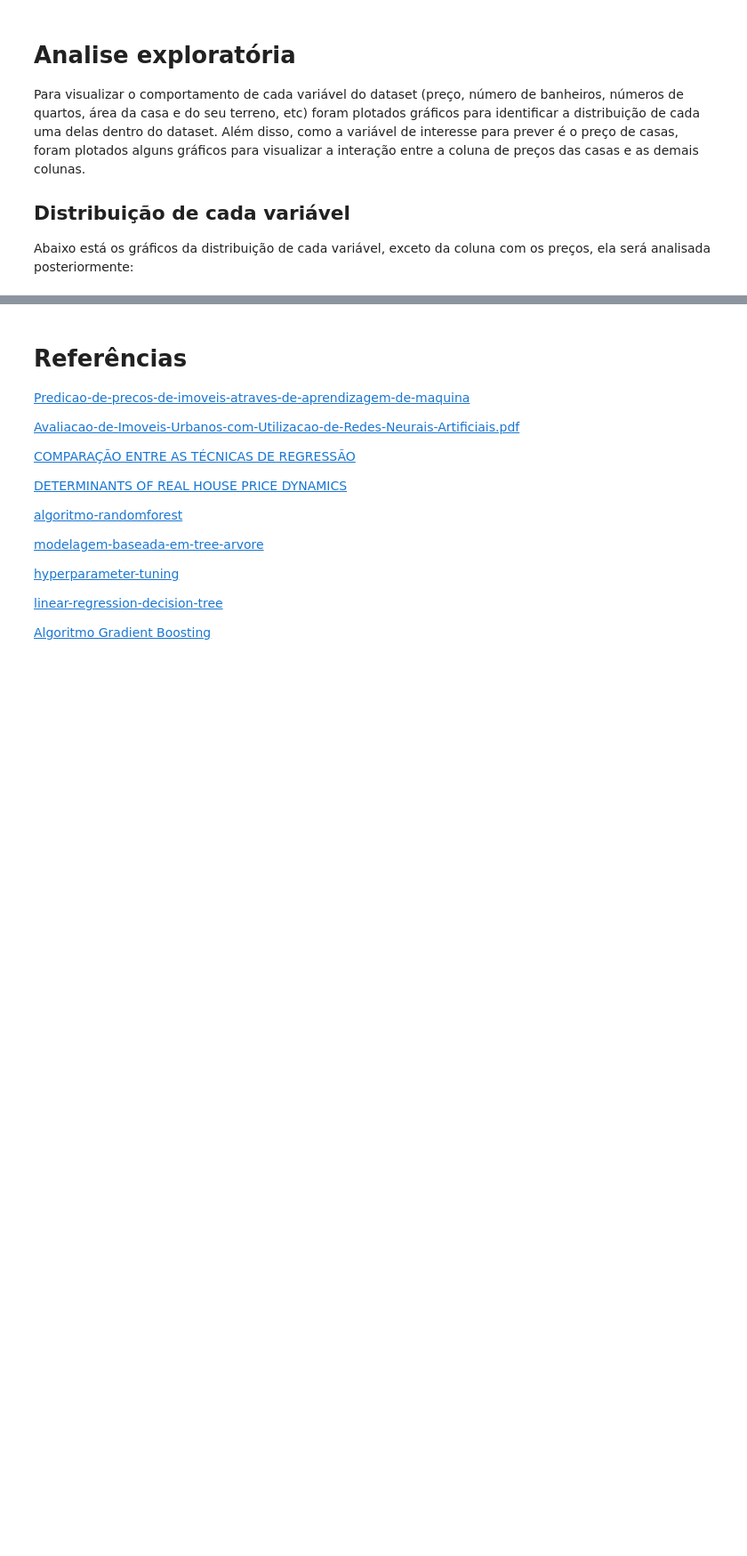
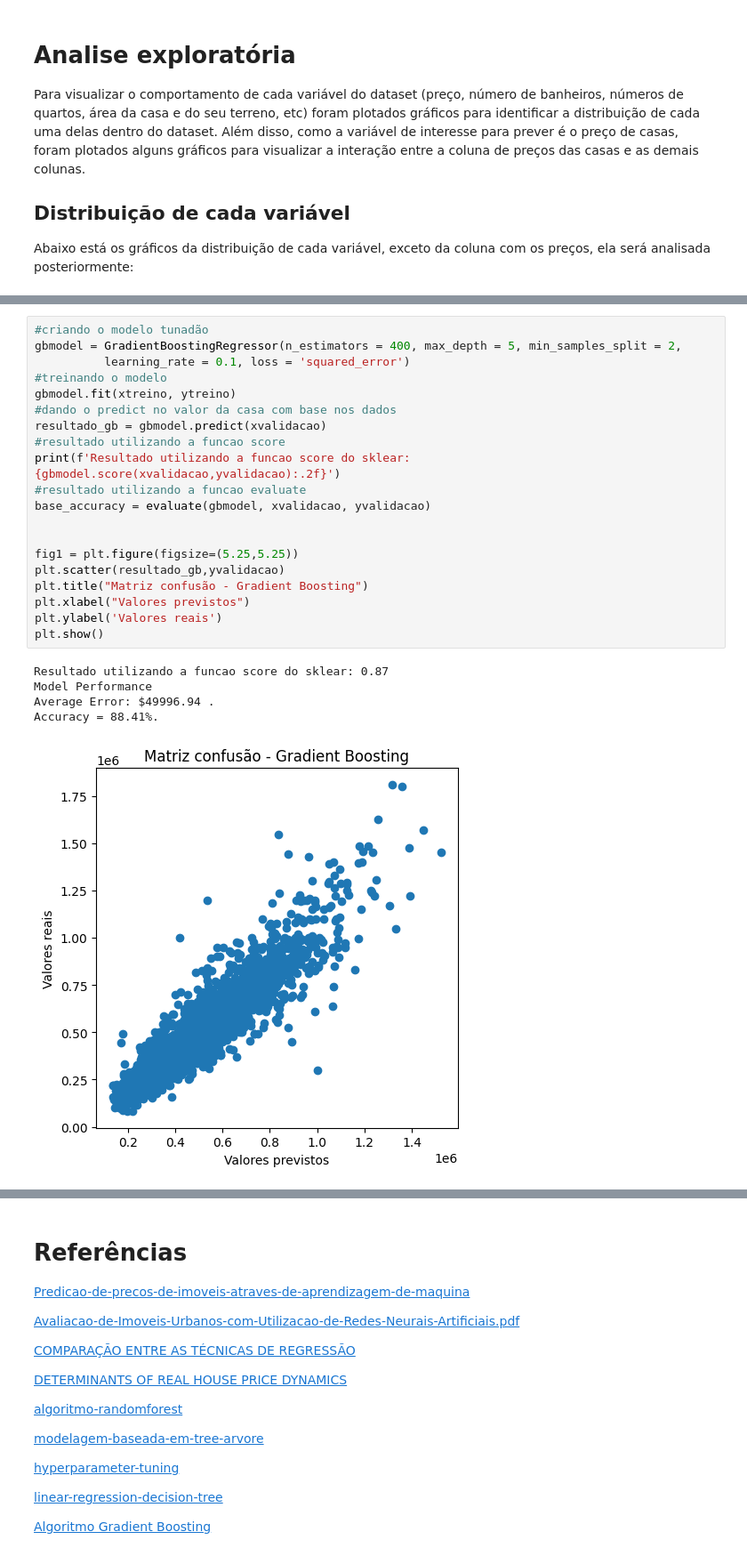
Before and after one commit to delattre1/house-pricing-prediction, a Jupyter notebook: projeto.ipynb, the cells around one changed output, grey strips where cells are left out. Shown at 89% size. Cells and saved outputs as stored; diff of their text form; blank space fills up the shorter version.

```diff
--- a/projeto.ipynb
+++ b/projeto.ipynb
@@ -192,0 +414,26 @@ Abaixo está os gráficos da distribuição de cada variável, exceto da coluna
+# %%
+#criando o modelo tunadão
+gbmodel = GradientBoostingRegressor(n_estimators = 400, max_depth = 5, min_samples_split = 2,
+          learning_rate = 0.1, loss = 'squared_error')
+#treinando o modelo
+gbmodel.fit(xtreino, ytreino)
+#dando o predict no valor da casa com base nos dados
+resultado_gb = gbmodel.predict(xvalidacao)
+#resultado utilizando a funcao score
+print(f'Resultado utilizando a funcao score do sklear: {gbmodel.score(xvalidacao,yvalidacao):.2f}')
+#resultado utilizando a funcao evaluate
+base_accuracy = evaluate(gbmodel, xvalidacao, yvalidacao)
+
+
+fig1 = plt.figure(figsize=(5.25,5.25))
+plt.scatter(resultado_gb,yvalidacao)
+plt.title("Matriz confusão - Gradient Boosting")
+plt.xlabel("Valores previstos")
+plt.ylabel('Valores reais')
+plt.show()
+# %% [output]
+Resultado utilizando a funcao score do sklear: 0.87
+Model Performance
+Average Error: $49996.94 .
+Accuracy = 88.41%.
+[figure, added]
```
Also changed, not shown: parts of 22 cells of this notebook, 2 other files.
